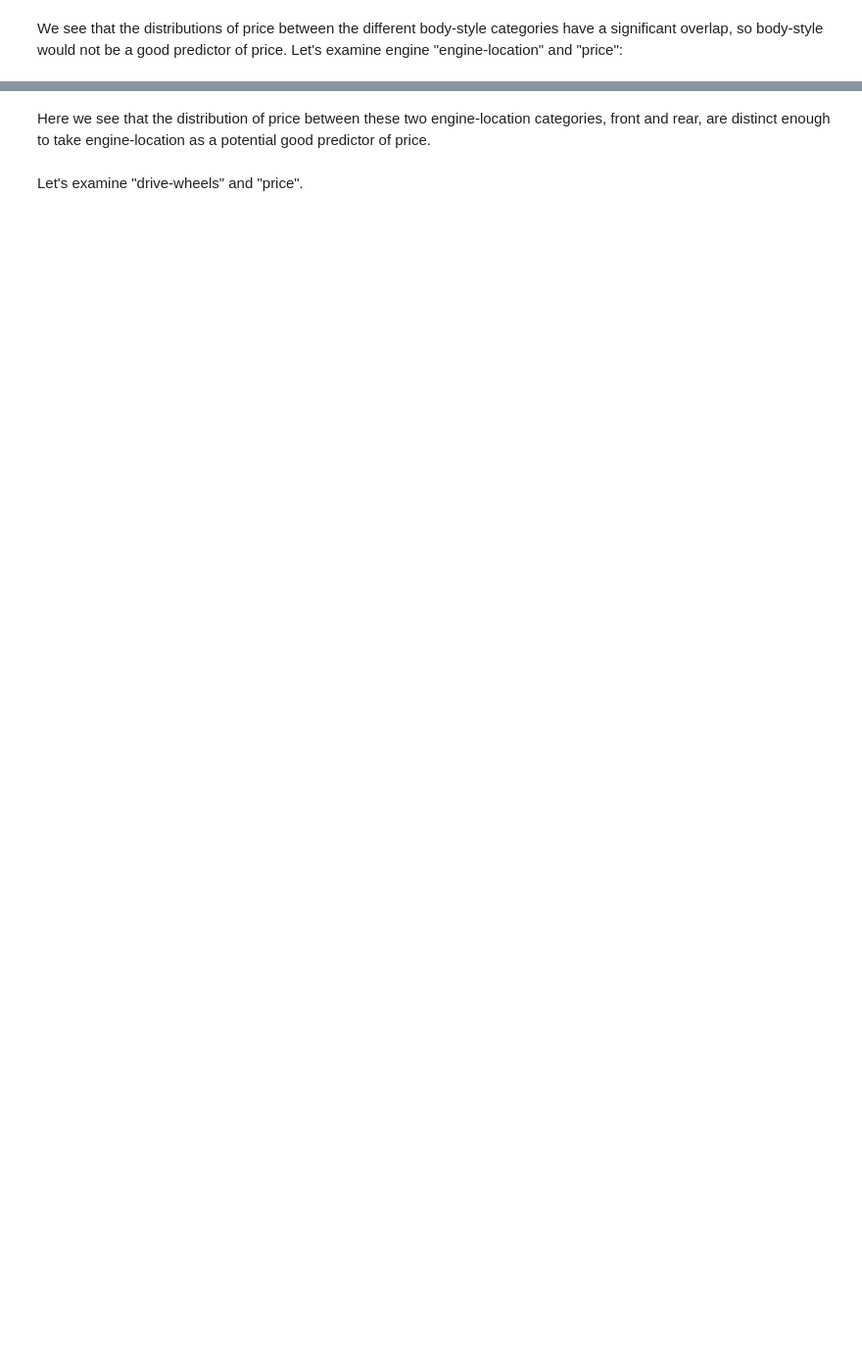
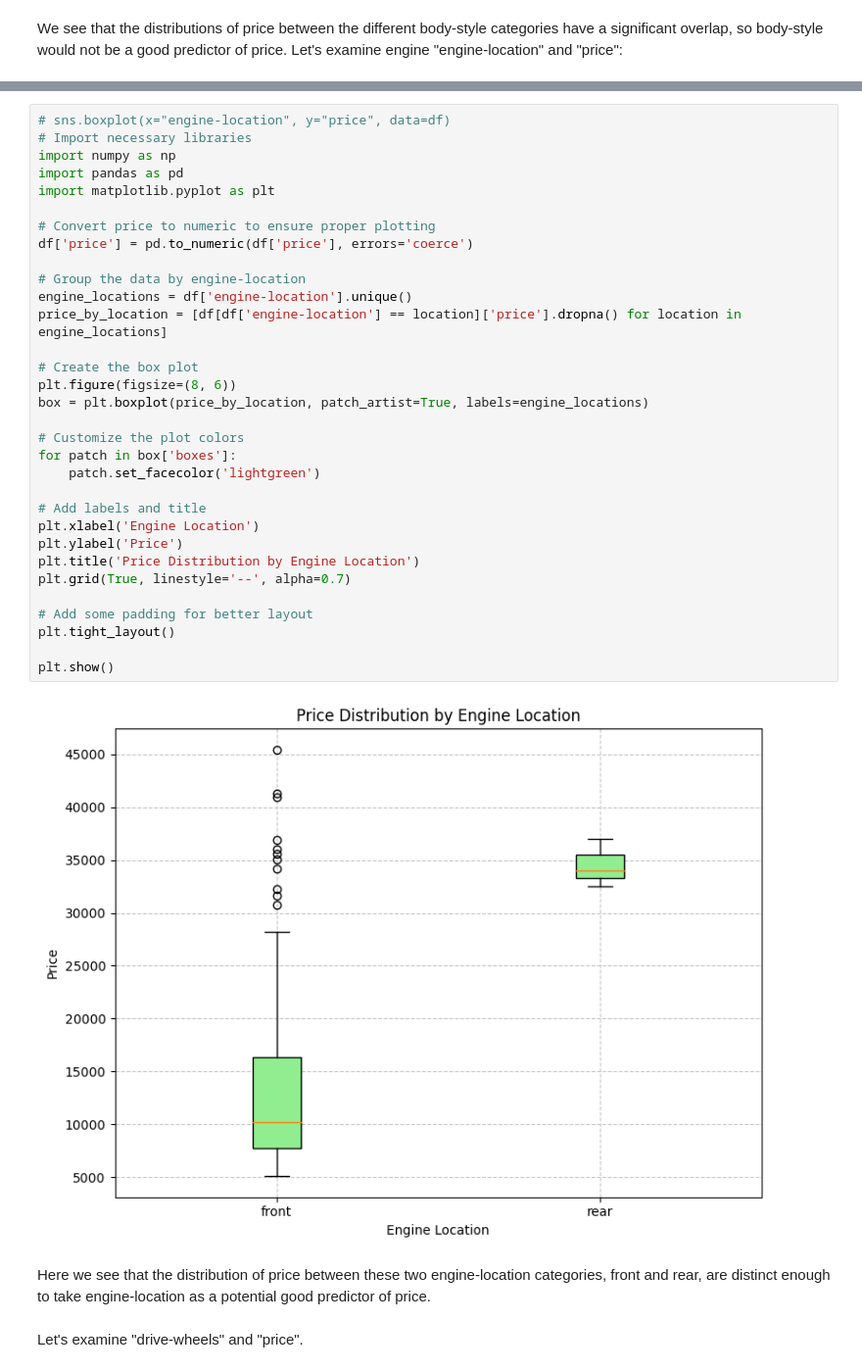
Before and after one commit to bshongwe/ibm-data-science-with-python, a Jupyter notebook: DA0101EN/exploratory-data-analysis.ipynb, the cells around one changed output, grey strips where cells are left out. Shown: that part at 98% size. Saved outputs shown, nothing was run; the diff lists cells and outputs as text; blank space fills up the shorter version.

```diff
--- a/DA0101EN/exploratory-data-analysis.ipynb
+++ b/DA0101EN/exploratory-data-analysis.ipynb
@@ -664,3 +695,37 @@ sns.boxplot(x="engine-location", y="price", data=df)
+# %%
+# sns.boxplot(x="engine-location", y="price", data=df)
+# Import necessary libraries
+import numpy as np
+import pandas as pd
+import matplotlib.pyplot as plt
+
+# Convert price to numeric to ensure proper plotting
+df['price'] = pd.to_numeric(df['price'], errors='coerce')
+
+# Group the data by engine-location
+engine_locations = df['engine-location'].unique()
+price_by_location = [df[df['engine-location'] == location]['price'].dropna() for location in engine_locations]
+
+# Create the box plot
+plt.figure(figsize=(8, 6))
+box = plt.boxplot(price_by_location, patch_artist=True, labels=engine_locations)
+
+# Customize the plot colors
+for patch in box['boxes']:
+    patch.set_facecolor('lightgreen')
+
+# Add labels and title
+plt.xlabel('Engine Location')
+plt.ylabel('Price')
+plt.title('Price Distribution by Engine Location')
+plt.grid(True, linestyle='--', alpha=0.7)
+
+# Add some padding for better layout
+plt.tight_layout()
+
+plt.show()
+# %% [output]
+[figure, added]
 # %% [markdown]
 <p>Here we see that the distribution of price between these two engine-location categories, front and rear, are distinct enough to take engine-location as a potential good predictor of price.</p>
 # %% [markdown]
```
Also changed, not shown: parts of 18 cells of this notebook.
